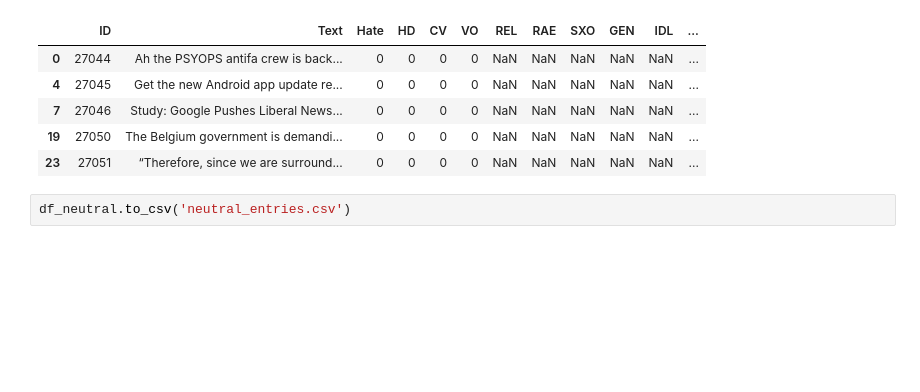
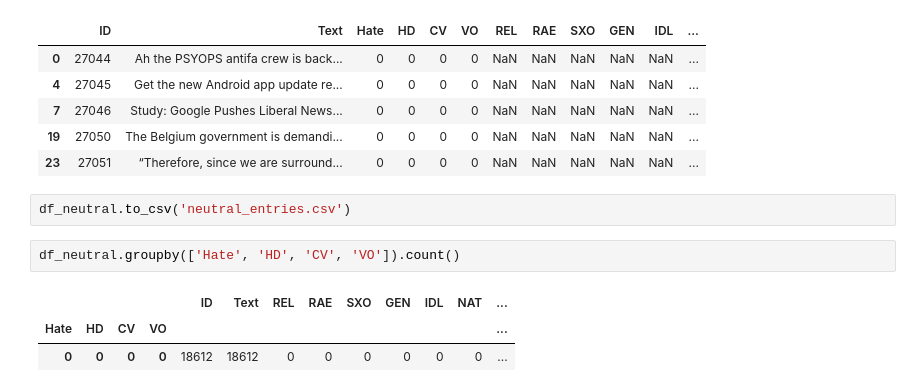
Before and after one commit to uadR1/nlphatespeech, a Jupyter notebook: Aras/Collect_Data/collectalldata.ipynb, the cells around one changed output. Cells and saved outputs as stored; diff of their text form; blank space fills up the shorter version.

```diff
--- a/Aras/Collect_Data/collectalldata.ipynb
+++ b/Aras/Collect_Data/collectalldata.ipynb
@@ -249,3 +249,9 @@ df_neutral.head()
 | 23 | 27051 | “Therefore, since we are surround... | 0 | 0 | 0 | 0 | NaN | NaN | NaN | NaN | NaN | ... |
 # %%
 df_neutral.to_csv('neutral_entries.csv')
+# %%
+df_neutral.groupby(['Hate', 'HD', 'CV', 'VO']).count()
+# %% [output]
+|  |  |  |  | ID | Text | REL | RAE | SXO | GEN | IDL | NAT | ... |
+| Hate | HD | CV | VO |  |  |  |  |  |  |  |  | ... |
+| 0 | 0 | 0 | 0 | 18612 | 18612 | 0 | 0 | 0 | 0 | 0 | 0 | ... |
```
Also changed, not shown: 1 other file.
